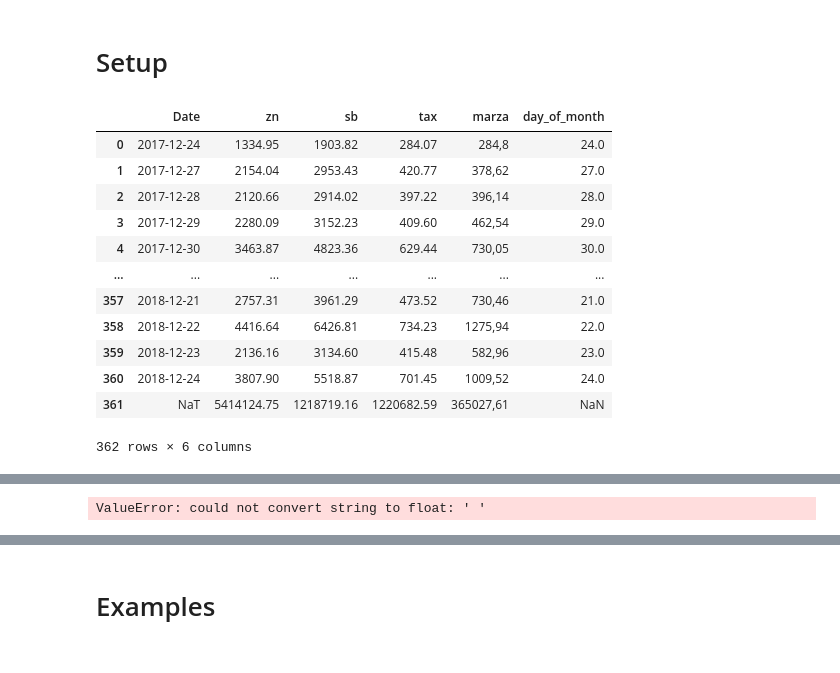
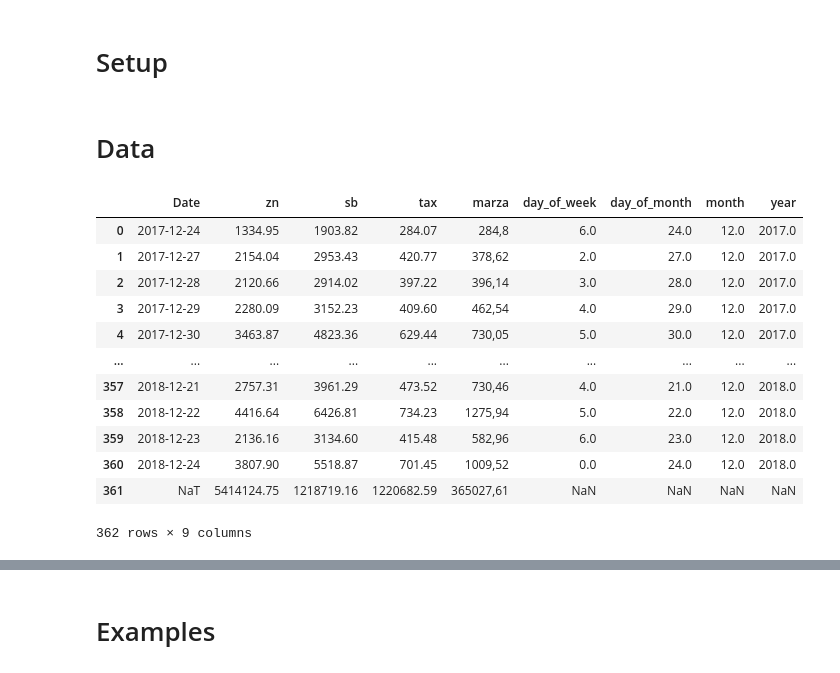
Before and after one commit to JoseACortes/datathon-workshop, a Jupyter notebook: workshop.ipynb, the cells around one changed output, grey strips where cells are left out. Drawn from its saved outputs; the diff is of its cells as text; code cells hidden in the pictures.

```diff
--- a/workshop.ipynb
+++ b/workshop.ipynb
@@ -15,0 +16,2 @@ from matplotlib.transforms import Bbox
+# %% [markdown]
+# Data
@@ -16,25 +20,28 @@ from matplotlib.transforms import Bbox
 # %%
 daily = pd.read_csv('data/Day_sell_24_12_18.csv', delimiter=';')
 daily['Date'] = pd.to_datetime(daily.Date, format="%d.%m.%Y")
 daily['zn'] = daily['zn'].str.replace(',', '.').astype(float)
 daily['sb'] = daily['sb'].str.replace(',', '.').astype(float)
 daily['tax'] = daily['tax'].str.replace(',', '.').astype(float)
+daily['day_of_week'] = daily.Date.dt.dayofweek
 daily['day_of_month'] = daily.Date.dt.day
+daily['month'] = daily.Date.dt.month
+daily['year'] = daily.Date.dt.year
 daily
 # %% [output]
-|  | Date | zn | sb | tax | marza | day_of_month |
-| 0 | 2017-12-24 | 1334.95 | 1903.82 | 284.07 | 284,8 | 24.0 |
-| 1 | 2017-12-27 | 2154.04 | 2953.43 | 420.77 | 378,62 | 27.0 |
-| 2 | 2017-12-28 | 2120.66 | 2914.02 | 397.22 | 396,14 | 28.0 |
-| 3 | 2017-12-29 | 2280.09 | 3152.23 | 409.60 | 462,54 | 29.0 |
-| 4 | 2017-12-30 | 3463.87 | 4823.36 | 629.44 | 730,05 | 30.0 |
-| ... | ... | ... | ... | ... | ... | ... |
-| 357 | 2018-12-21 | 2757.31 | 3961.29 | 473.52 | 730,46 | 21.0 |
-| 358 | 2018-12-22 | 4416.64 | 6426.81 | 734.23 | 1275,94 | 22.0 |
-| 359 | 2018-12-23 | 2136.16 | 3134.60 | 415.48 | 582,96 | 23.0 |
-| 360 | 2018-12-24 | 3807.90 | 5518.87 | 701.45 | 1009,52 | 24.0 |
-| 361 | NaT | 5414124.75 | 1218719.16 | 1220682.59 | 365027,61 | NaN |
+|  | Date | zn | sb | tax | marza | day_of_week | day_of_month | month | year |
+| 0 | 2017-12-24 | 1334.95 | 1903.82 | 284.07 | 284,8 | 6.0 | 24.0 | 12.0 | 2017.0 |
+| 1 | 2017-12-27 | 2154.04 | 2953.43 | 420.77 | 378,62 | 2.0 | 27.0 | 12.0 | 2017.0 |
+| 2 | 2017-12-28 | 2120.66 | 2914.02 | 397.22 | 396,14 | 3.0 | 28.0 | 12.0 | 2017.0 |
+| 3 | 2017-12-29 | 2280.09 | 3152.23 | 409.60 | 462,54 | 4.0 | 29.0 | 12.0 | 2017.0 |
+| 4 | 2017-12-30 | 3463.87 | 4823.36 | 629.44 | 730,05 | 5.0 | 30.0 | 12.0 | 2017.0 |
+| ... | ... | ... | ... | ... | ... | ... | ... | ... | ... |
+| 357 | 2018-12-21 | 2757.31 | 3961.29 | 473.52 | 730,46 | 4.0 | 21.0 | 12.0 | 2018.0 |
+| 358 | 2018-12-22 | 4416.64 | 6426.81 | 734.23 | 1275,94 | 5.0 | 22.0 | 12.0 | 2018.0 |
+| 359 | 2018-12-23 | 2136.16 | 3134.60 | 415.48 | 582,96 | 6.0 | 23.0 | 12.0 | 2018.0 |
+| 360 | 2018-12-24 | 3807.90 | 5518.87 | 701.45 | 1009,52 | 0.0 | 24.0 | 12.0 | 2018.0 |
+| 361 | NaT | 5414124.75 | 1218719.16 | 1220682.59 | 365027,61 | NaN | NaN | NaN | NaN |
-362 rows × 6 columns
+362 rows × 9 columns
 # %%
 pd.read_csv('data/ROTATION_of_products01.01.2018-09.01.2019.csv', delimiter=';', encoding='latin1')
 # %% [output]
@@ -53,10 +60,11 @@ pd.read_csv('data/ROTATION_of_products01.01.2018-09.01.2019.csv', delimiter=';',
 16334 rows × 9 columns
 # %%
 sales = pd.read_csv('data/SELL_1.csv', delimiter=';', encoding='latin1')
-for col in sales.columns[5:]:
+for col in sales.columns[4:]:
+    sales = sales[sales[col] != ' ']
     sales[col] = sales[col].str.replace(',', '.').astype(float)
+sales['Date'] = pd.to_datetime(sales.Date, format="%d.%m.%Y")
+sales = sales.sort_values('Date')
-# %% [output]
-ValueError: could not convert string to float: ' '
 # %%
 sales
 # %% [output]
```
Also changed, not shown: parts of 35 cells of this notebook, 3 other files.
